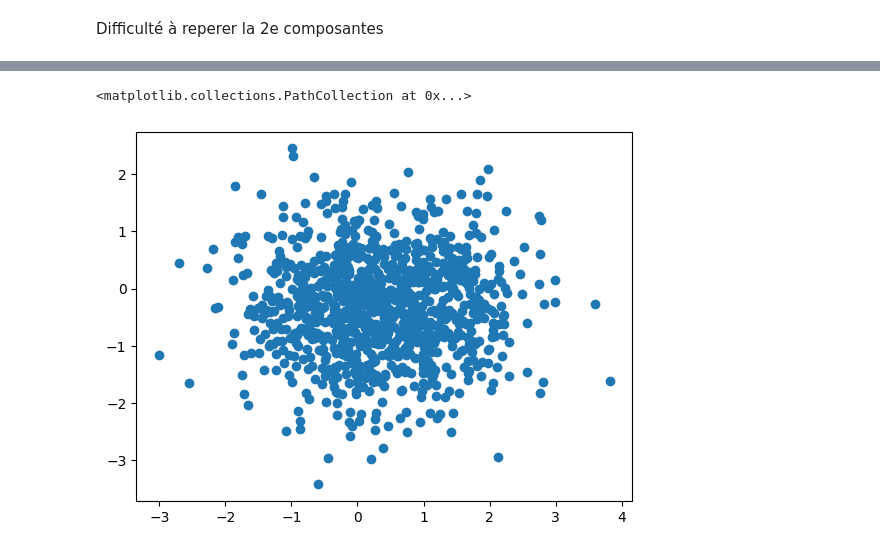
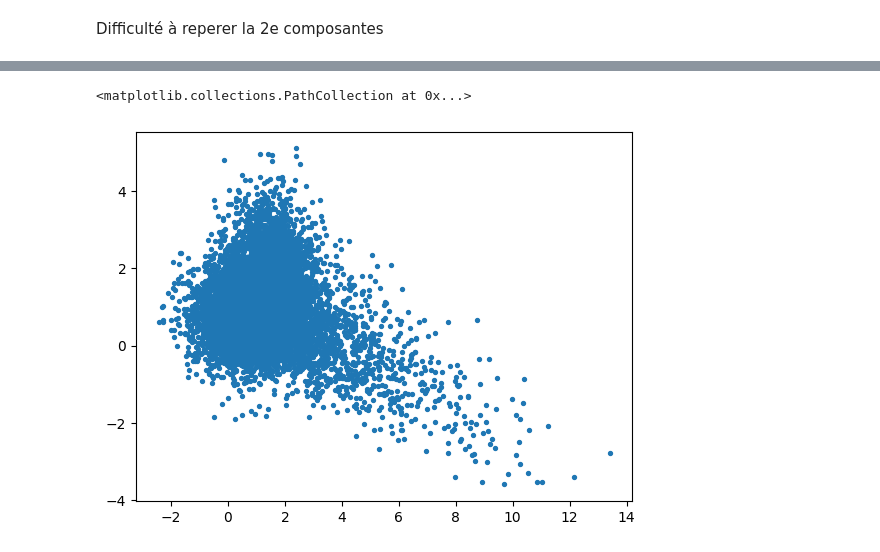
Before and after one commit to imn167/VAE_SS, a Jupyter notebook: GoM_test.ipynb, the cells around one changed output, grey strips where cells are left out. Saved outputs shown, nothing was run; the diff lists cells and outputs as text; code cells hidden in the pictures.

```diff
--- a/GoM_test.ipynb
+++ b/GoM_test.ipynb
@@ -345,6 +160,6 @@ plt.scatter(z)
-# %%
-sample = mixture(1000)
-plt.scatter(sample[:, 0], sample[:, 1])
-# %% [output]
-<matplotlib.collections.PathCollection at 0x...>
-[figure, removed]
+# %%
+z_mean, _, _ = encoder(one_mode)
+plt.scatter(z[:,0], z[:,1], s= 8)
+# %% [output]
+<matplotlib.collections.PathCollection at 0x...>
+[figure, added]
```
Also changed, not shown: parts of 41 cells of this notebook, 1 other file.
